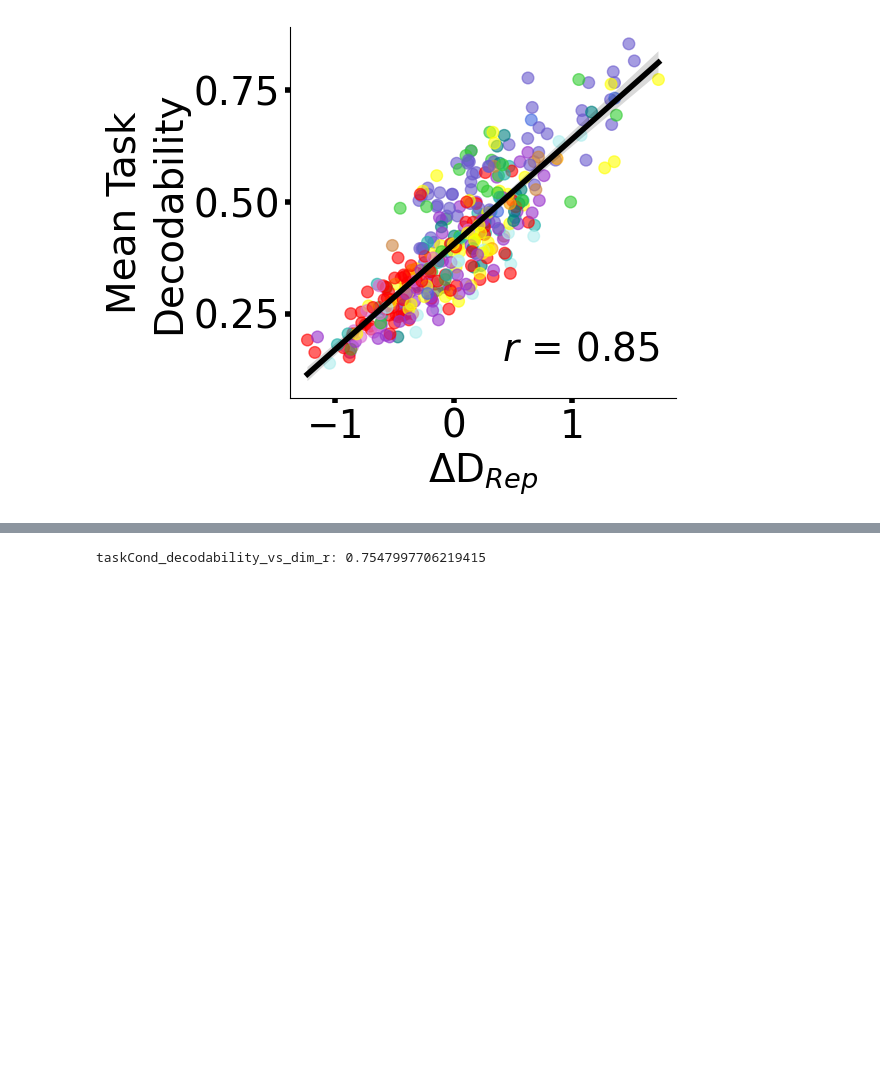
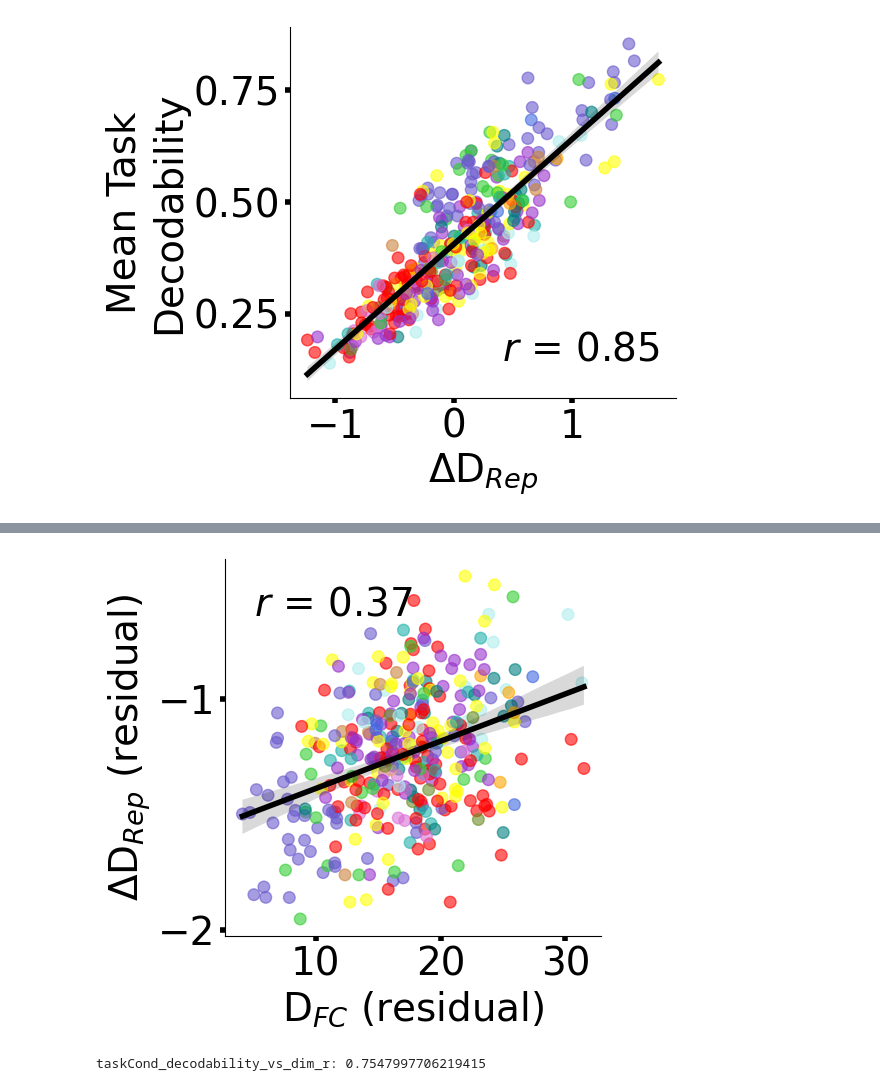
Before and after one commit to LakshmanChakravarthy/multitask_generalization, a Jupyter notebook: notebooks/RSM_Decoding.ipynb, the cells around one changed output, grey strips where cells are left out. Saved outputs shown, nothing was run; the diff lists cells and outputs as text; code cells hidden in the pictures; blank space fills up the shorter version.

```diff
--- a/notebooks/RSM_Decoding.ipynb
+++ b/notebooks/RSM_Decoding.ipynb
@@ -356,6 +356,9 @@ def brainsmash_perumtation_maxT(data,n_surrogates=1000):
 # %%
 dim_diff = utils.get_dim_diff()
 meansub_dim_diff = np.mean(dim_diff,axis=0)
+# %%
+allsub_conn_dim = utils.get_FC_dimensionality()
+meansub_conn_dim = np.mean(allsub_conn_dim,axis=0)
 # %%
 meansub_tasksplit_decodability.shape
 # %% [output]
@@ -381,3 +434,20 @@ plt.show()
+# %%
+# Plotting dimdiff vs. conndim after regressing decodability
+
+X = np.squeeze(meansub_conn_dim_resid)
+Y = np.squeeze(meansub_dim_diff_resid)
+
+RAaxis = 'full'
+xlabel = r'D$_{FC}$ (residual)'
+ylabel = r'ΔD$_{Rep}$ (residual)'
+outname = figoutdir + 'meansub_dimdiff_vs_FCdim_BScol_decodability_removed.pdf'
+
+plot_utils.customScatterPlot(X,Y,RAaxis,xlabel,ylabel,outname,legLoc='TL',ymin=None,ymax=None,xmin=None,xmax=None,
+                            invert_xaxis=False,deg=1,xtickbins=3,ytickbins=3,
+                            plotwidth=5.25,showstat=True)
+plt.show()
+# %% [output]
+[figure, added]
 # %%
 # Compression/Expansion vs. FC task decodability
 
```
Also changed, not shown: parts of 4 cells of this notebook, 3 other files.
